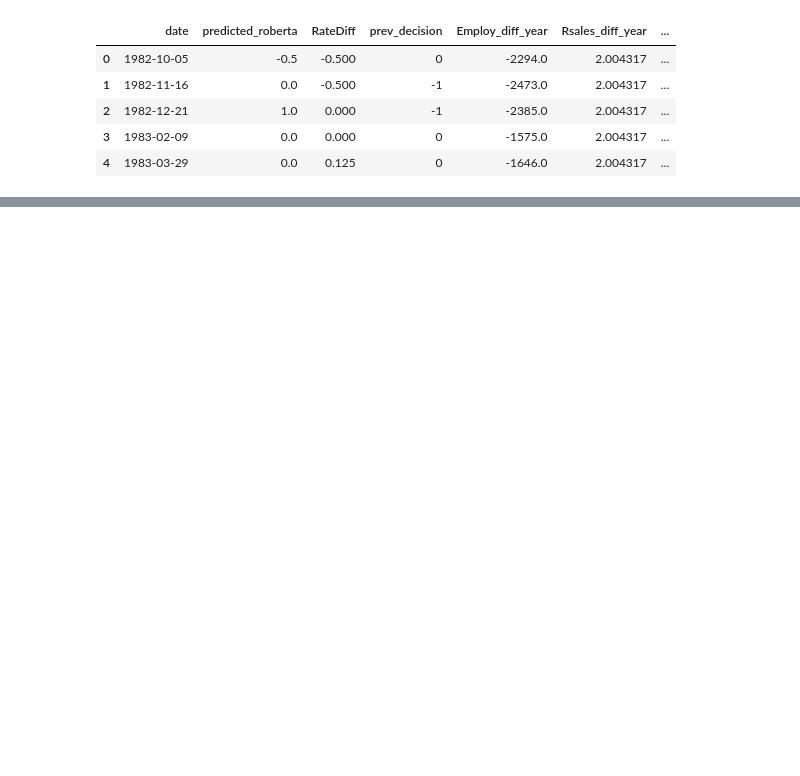
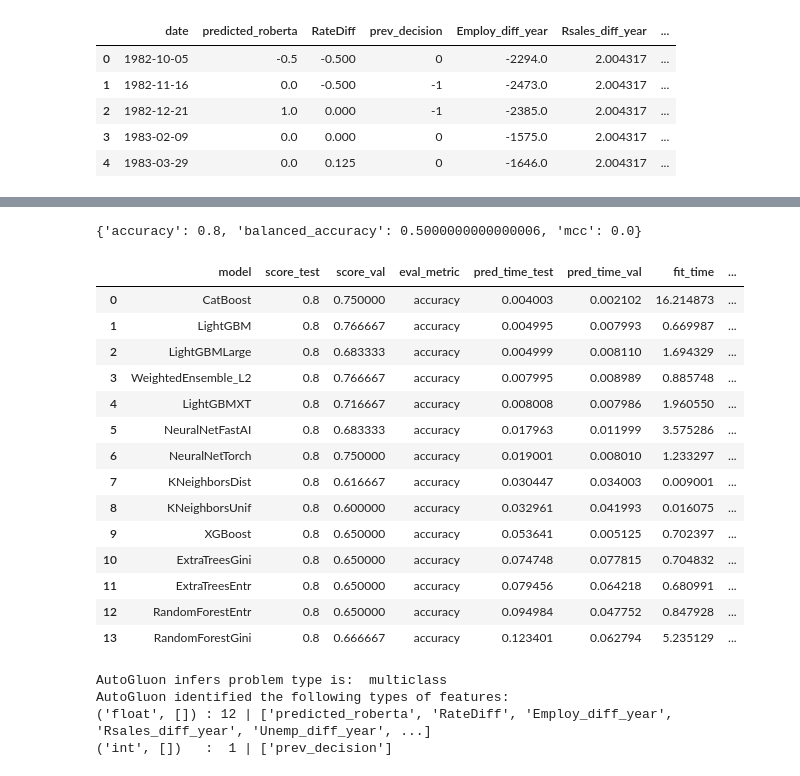
Before and after one commit to luisllll/tfm_ia3_nodata, a Jupyter notebook: Modelado_Luis_prediccion.ipynb, the cells around one changed output, grey strips where cells are left out. Saved outputs shown, nothing was run; the diff lists cells and outputs as text; code cells hidden in the pictures; blank space fills up the shorter version.

```diff
--- a/Modelado_Luis_prediccion.ipynb
+++ b/Modelado_Luis_prediccion.ipynb
@@ -839,8 +876,11 @@ df.head()
 # %%
 df.drop('date', axis=1, inplace=True)
 # %%
-# Specify the columns you want to encode (replace with your actual column names)
-columns_to_encode = ["prev_decision"]
 
-# One-hot encode the specified columns
-df = pd.get_dummies(df, columns=columns_to_encode)
+#columns_to_encode = ["prev_decision"]
+
+# Convert the column to categorical type
+#df["prev_decision"] = df["prev_decision"].astype("category")
+
+# One-hot encode the specified column
+#df = pd.get_dummies(df, columns=columns_to_encode, prefix="prev_decision")
@@ -846,0 +902,5 @@ df = pd.get_dummies(df, columns=columns_to_encode)
+# %%
+train_data = df.iloc[:300]
+#subsample_size = 500  # subsample subset of data for faster demo, try setting this to much larger values
+#train_data = train_data.sample(n=subsample_size, random_state=0)
+train_data.head()
@@ -858,0 +925,4 @@ predictor.fit(train_data=features)
+# %%
+time_limit = 1000  # for quick demonstration only, you should set this to longest time you are willing to wait (in seconds)
+metric = 'roc_auc'  # specify your evaluation metric here
+predictor = TabularPredictor(label, eval_metric=metric).fit(train_data, time_limit=time_limit, presets='best_quality')
@@ -858,0 +939,33 @@ predictor.fit(train_data=features)
+# %%
+test_data =df.iloc[-5:]
+# %%
+predictor.evaluate(test_data)
+# %% [output]
+{'accuracy': 0.8, 'balanced_accuracy': 0.5000000000000006, 'mcc': 0.0}
+# %%
+predictor.leaderboard(test_data)
+# %% [output]
+|  | model | score_test | score_val | eval_metric | pred_time_test | pred_time_val | fit_time | ... |
+| 0 | CatBoost | 0.8 | 0.750000 | accuracy | 0.004003 | 0.002102 | 16.214873 | ... |
+| 1 | LightGBM | 0.8 | 0.766667 | accuracy | 0.004995 | 0.007993 | 0.669987 | ... |
+| 2 | LightGBMLarge | 0.8 | 0.683333 | accuracy | 0.004999 | 0.008110 | 1.694329 | ... |
+| 3 | WeightedEnsemble_L2 | 0.8 | 0.766667 | accuracy | 0.007995 | 0.008989 | 0.885748 | ... |
+| 4 | LightGBMXT | 0.8 | 0.716667 | accuracy | 0.008008 | 0.007986 | 1.960550 | ... |
+| 5 | NeuralNetFastAI | 0.8 | 0.683333 | accuracy | 0.017963 | 0.011999 | 3.575286 | ... |
+| 6 | NeuralNetTorch | 0.8 | 0.750000 | accuracy | 0.019001 | 0.008010 | 1.233297 | ... |
+| 7 | KNeighborsDist | 0.8 | 0.616667 | accuracy | 0.030447 | 0.034003 | 0.009001 | ... |
+| 8 | KNeighborsUnif | 0.8 | 0.600000 | accuracy | 0.032961 | 0.041993 | 0.016075 | ... |
+| 9 | XGBoost | 0.8 | 0.650000 | accuracy | 0.053641 | 0.005125 | 0.702397 | ... |
+| 10 | ExtraTreesGini | 0.8 | 0.650000 | accuracy | 0.074748 | 0.077815 | 0.704832 | ... |
+| 11 | ExtraTreesEntr | 0.8 | 0.650000 | accuracy | 0.079456 | 0.064218 | 0.680991 | ... |
+| 12 | RandomForestEntr | 0.8 | 0.650000 | accuracy | 0.094984 | 0.047752 | 0.847928 | ... |
+| 13 | RandomForestGini | 0.8 | 0.666667 | accuracy | 0.123401 | 0.062794 | 5.235129 | ... |
+# %%
+print("AutoGluon infers problem type is: ", predictor.problem_type)
+print("AutoGluon identified the following types of features:")
+print(predictor.feature_metadata)
+# %% [output]
+AutoGluon infers problem type is:  multiclass
+AutoGluon identified the following types of features:
+('float', []) : 12 | ['predicted_roberta', 'RateDiff', 'Employ_diff_year', 'Rsales_diff_year', 'Unemp_diff_year', ...]
+('int', [])   :  1 | ['prev_decision']
```
Also changed, not shown: parts of 29 cells of this notebook, 26 other files.
